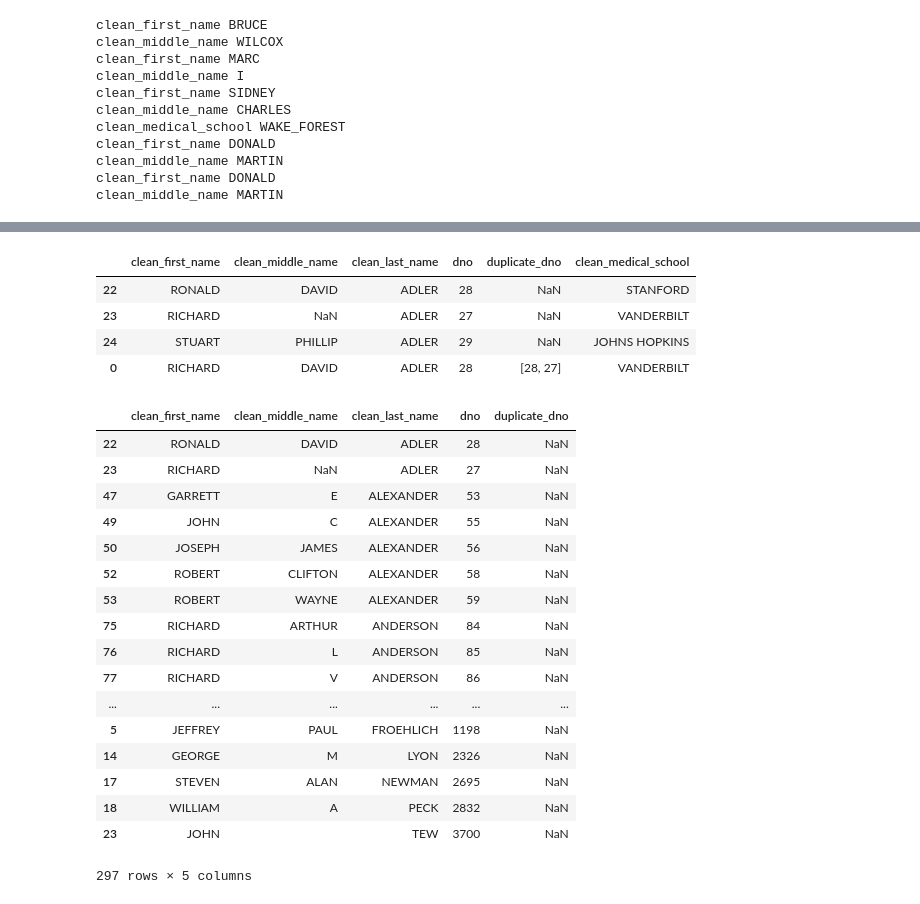
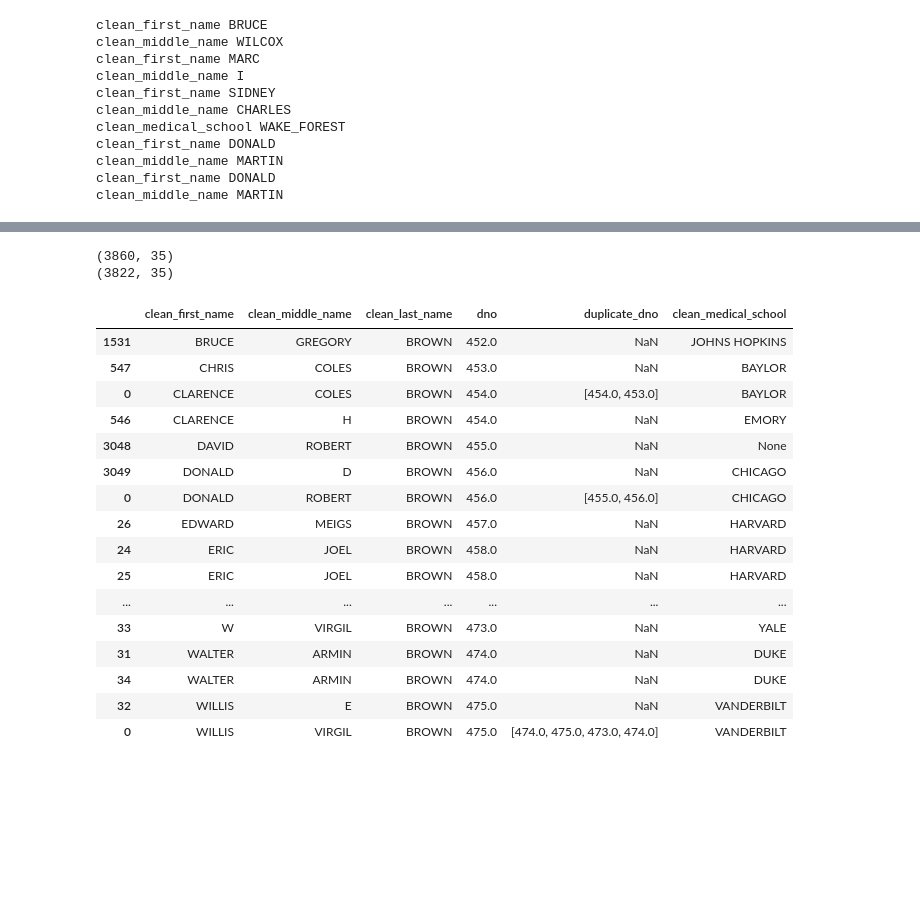
Before and after one commit to Lrraymond13/yellow_beret, a Jupyter notebook: Compile and Clean NIH Applicant Data Set.ipynb, the cells around one changed output, grey strips where cells are left out. Drawn from its saved outputs; the diff is of its cells as text; code cells hidden in the pictures; blank space fills up the shorter version.

```diff
--- a/Compile and Clean NIH Applicant Data Set.ipynb
+++ b/Compile and Clean NIH Applicant Data Set.ipynb
@@ -293,3 +352,6 @@ for g, df in grouped_dups:
 # %%
 new_df2 = pd.concat(new_df, axis=0)
 new_df3 = new_df2.drop_duplicates(['clean_first_name', 'clean_last_name', 'eod_year'])
+# %%
+missing = df6.loc[~df6.dno.isin(df8.dno),:]
+print missing.shape
@@ -296,7 +362,9 @@ new_df3 = new_df2.drop_duplicates(['clean_first_name', 'clean_last_name', 'eod_y
+# %%
+df8.loc[df8.duplicate_dno==0, 'duplicate_dno'] = np.nan
 # %%
 #now, merge in manual corrections to add any more duplicate dnos
 # finally consolidate people merged into the same row
-df9 = pd.concat([df8.loc[pd.isnull(df8.duplicate_dno), :], new_df3], axis=0)
+df9 = pd.concat([df8.loc[pd.isnull(df8.duplicate_dno), :], new_df3, missing], axis=0)
 
 
 # df7.loc[df7.duplicated(['clean_last_name', 'clean_medical_school'], keep=False), NAME_COLS+['clean_medical_school', 'eod_year', 'dno', 'duplicate_dno']]
@@ -366,4 +455,5 @@ for x in ['clean_medical_school', 'clean_first_name', 'clean_middle_name', 'eod_
 missing_eod2 = missing_eod.drop(
     (c for c in missing_eod.columns if c not in df9.columns), axis=1).drop_duplicates(['clean_last_name'])
 # %%
-df10 = pd.concat([df9.loc[~pd.isnull(df9.eod_year), :], missing_eod2], axis=0)
+df10 = pd.concat([df9.loc[~pd.isnull(df9.eod_year), :], missing_eod2], axis=0).sort_values(NAME_COLS, axis=0)
+# drop duplicates on dno
@@ -378,30 +467,29 @@ df11 = pd.concat([uniques, df10.loc[~df10.dno.isin(dup_ids)]], axis=0)
+# %%
+uniques = pd.concat([df10A.loc[~df10A.dno.isin(dups.dno)], non_dups]).drop_duplicates('dno')
+print df10A.shape
+print uniques.shape
+# %% [output]
+(3860, 35)
+(3822, 35)
 # %%
 # df10.loc[~pd.isnull(df10.duplicate_dno), NAME_COLS+['dno', 'duplicate_dno']]
-df10.loc[df10.clean_last_name=='ADLER', NAME_COLS+['dno', 'duplicate_dno', 'clean_medical_school']]
+df10.loc[df10.clean_last_name=='BROWN', NAME_COLS+['dno', 'duplicate_dno', 'clean_medical_school']]
+# uniques.loc[uniques.clean_last_name=='BROWN', NAME_COLS+['dno', 'duplicate_dno', 'clean_medical_school']]
 # %% [output]
 |  | clean_first_name | clean_middle_name | clean_last_name | dno | duplicate_dno | clean_medical_school |
-| 22 | RONALD | DAVID | ADLER | 28 | NaN | STANFORD |
-| 23 | RICHARD | NaN | ADLER | 27 | NaN | VANDERBILT |
-| 24 | STUART | PHILLIP | ADLER | 29 | NaN | JOHNS HOPKINS |
-| 0 | RICHARD | DAVID | ADLER | 28 | [28, 27] | VANDERBILT |
+| 1531 | BRUCE | GREGORY | BROWN | 452.0 | NaN | JOHNS HOPKINS |
+| 547 | CHRIS | COLES | BROWN | 453.0 | NaN | BAYLOR |
+| 0 | CLARENCE | COLES | BROWN | 454.0 | [454.0, 453.0] | BAYLOR |
+| 546 | CLARENCE | H | BROWN | 454.0 | NaN | EMORY |
+| 3048 | DAVID | ROBERT | BROWN | 455.0 | NaN | None |
+| 3049 | DONALD | D | BROWN | 456.0 | NaN | CHICAGO |
+| 0 | DONALD | ROBERT | BROWN | 456.0 | [455.0, 456.0] | CHICAGO |
+| 26 | EDWARD | MEIGS | BROWN | 457.0 | NaN | HARVARD |
+| 24 | ERIC | JOEL | BROWN | 458.0 | NaN | HARVARD |
+| 25 | ERIC | JOEL | BROWN | 458.0 | NaN | HARVARD |
+| ... | ... | ... | ... | ... | ... | ... |
+| 33 | W | VIRGIL | BROWN | 473.0 | NaN | YALE |
+| 31 | WALTER | ARMIN | BROWN | 474.0 | NaN | DUKE |
+| 34 | WALTER | ARMIN | BROWN | 474.0 | NaN | DUKE |
+| 32 | WILLIS | E | BROWN | 475.0 | NaN | VANDERBILT |
+| 0 | WILLIS | VIRGIL | BROWN | 475.0 | [474.0, 475.0, 473.0, 474.0] | VANDERBILT |
-# %%
-df10.loc[dups, NAME_COLS+['dno', 'duplicate_dno']]
-# %% [output]
-|  | clean_first_name | clean_middle_name | clean_last_name | dno | duplicate_dno |
-| 22 | RONALD | DAVID | ADLER | 28 | NaN |
-| 23 | RICHARD | NaN | ADLER | 27 | NaN |
-| 47 | GARRETT | E | ALEXANDER | 53 | NaN |
-| 49 | JOHN | C | ALEXANDER | 55 | NaN |
-| 50 | JOSEPH | JAMES | ALEXANDER | 56 | NaN |
-| 52 | ROBERT | CLIFTON | ALEXANDER | 58 | NaN |
-| 53 | ROBERT | WAYNE | ALEXANDER | 59 | NaN |
-| 75 | RICHARD | ARTHUR | ANDERSON | 84 | NaN |
-| 76 | RICHARD | L | ANDERSON | 85 | NaN |
-| 77 | RICHARD | V | ANDERSON | 86 | NaN |
-| ... | ... | ... | ... | ... | ... |
-| 5 | JEFFREY | PAUL | FROEHLICH | 1198 | NaN |
-| 14 | GEORGE | M | LYON | 2326 | NaN |
-| 17 | STEVEN | ALAN | NEWMAN | 2695 | NaN |
-| 18 | WILLIAM | A | PECK | 2832 | NaN |
-| 23 | JOHN |  | TEW | 3700 | NaN |
-297 rows × 5 columns
```
Also changed, not shown: parts of 30 cells of this notebook, 6 other files.
